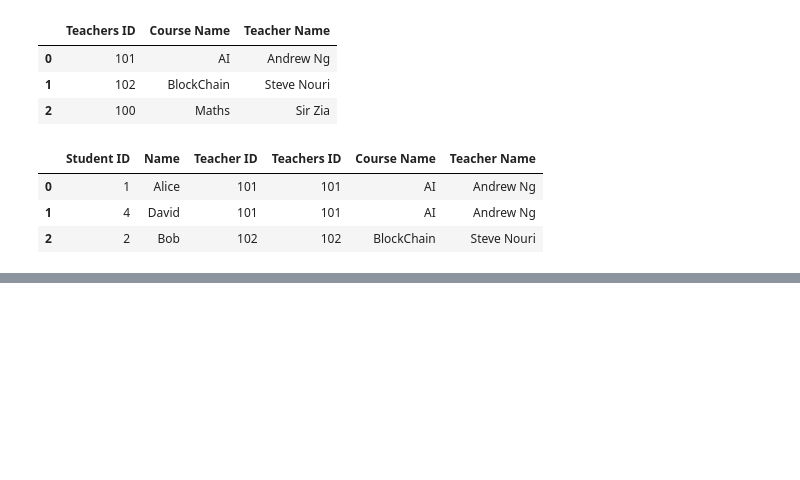
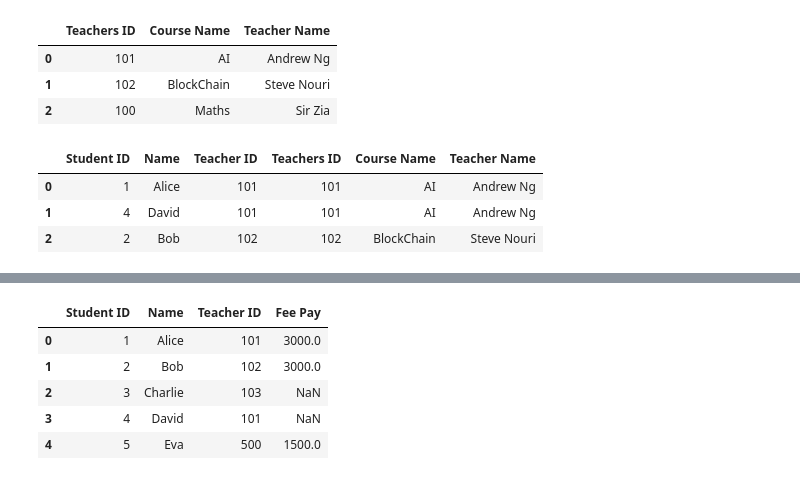
Before and after one commit to AhmedShaykh/NumPy-And-Pandas, a Jupyter notebook: pandas3.ipynb, the cells around one changed output, grey strips where cells are left out. Saved outputs shown, nothing was run; the diff lists cells and outputs as text; code cells hidden in the pictures; blank space fills up the shorter version.

```diff
--- a/pandas3.ipynb
+++ b/pandas3.ipynb
@@ -1388,0 +1424,4 @@ df1
+# %%
+df3: pd.DataFrame = studentFees.groupby("Student ID").agg("sum");
+
+df3
@@ -1388,0 +1443,13 @@ df1
+# %%
+df4 : pd.DataFrame  = pd.merge(students, df3,
+                               left_on="Student ID", right_index=True,
+                               how="outer");
+
+df4
+# %% [output]
+|  | Student ID | Name | Teacher ID | Fee Pay |
+| 0 | 1 | Alice | 101 | 3000.0 |
+| 1 | 2 | Bob | 102 | 3000.0 |
+| 2 | 3 | Charlie | 103 | NaN |
+| 3 | 4 | David | 101 | NaN |
+| 4 | 5 | Eva | 500 | 1500.0 |
```
Also changed, not shown: parts of 6 cells of this notebook.
